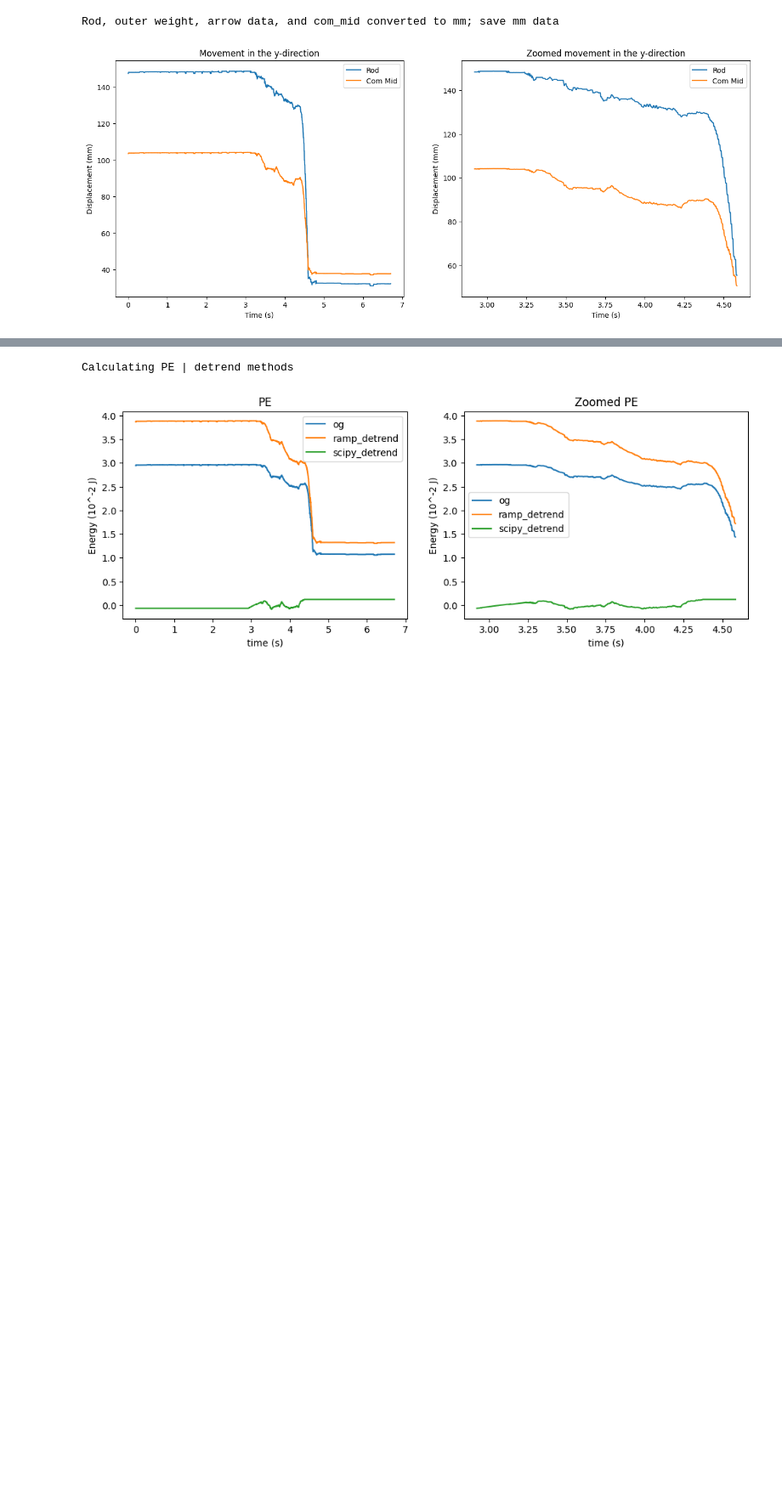
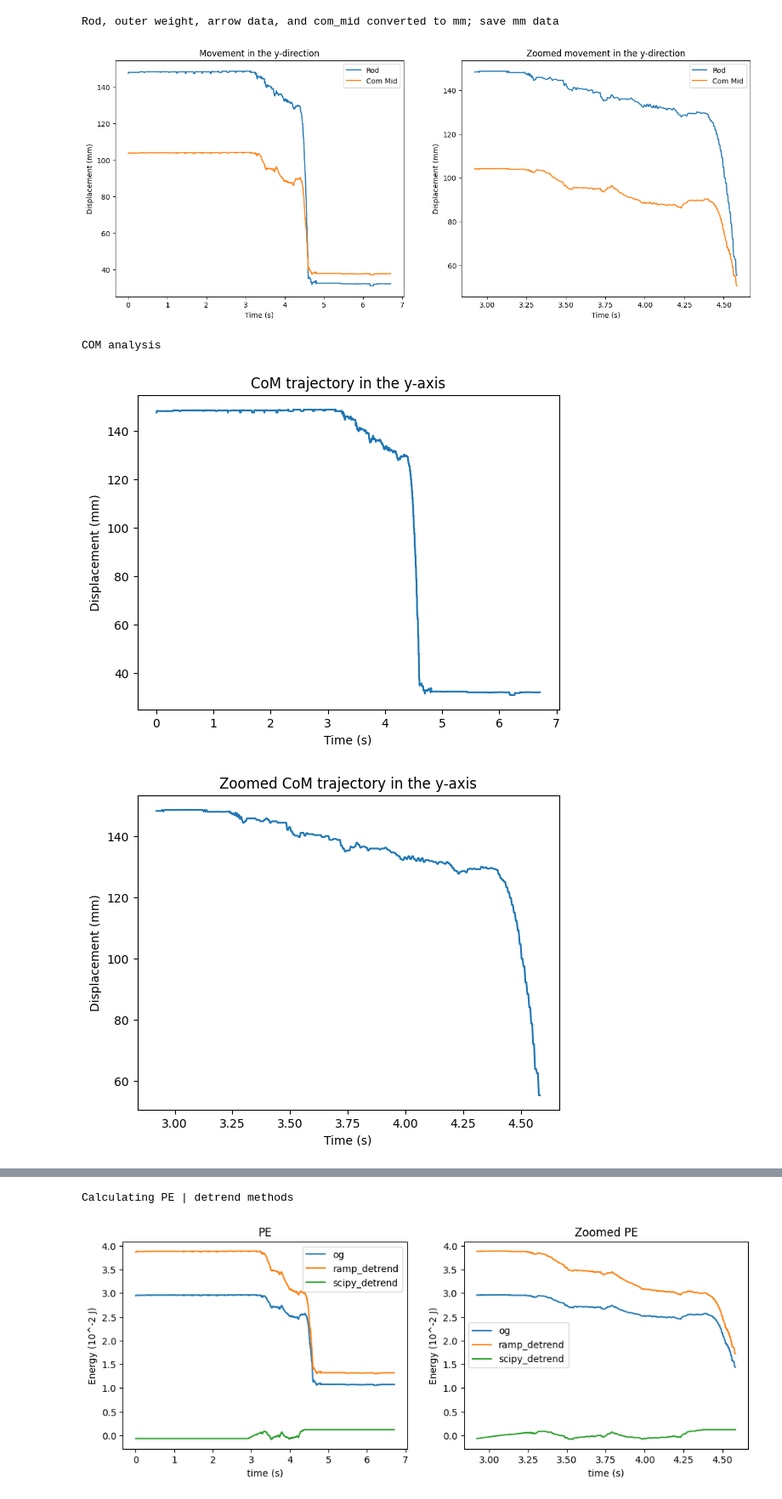
Before and after one commit to pran872/PDW, a Jupyter notebook: analyse_data.ipynb, the cells around one changed output, grey strips where cells are left out. Shown: that part at 85% size. Saved outputs shown, nothing was run; the diff lists cells and outputs as text; code cells hidden in the pictures; blank space fills up the shorter version.

Commit message:
[IMP] Added stance angle code and figs

```diff
--- a/analyse_data.ipynb
+++ b/analyse_data.ipynb
@@ -187,14 +186,3 @@ Right end of the mat coords: (1477.92, 129.69)
 Left end of the mat coords: (1347.62, 121.37)
 Length of mat in pixels: 130.56 pixels
 One pixel in mm: 0.2987045832491211 mm
-# %%
-print('Calculate Angle Setter length')
-angle_set_top_X = c_data['angle_set_top_x'].mean().item()
-angle_set_top_Y = c_data['angle_set_top_y'].mean().item()
-angle_set_bot_X = c_data['angle_set_bot_x'].mean().item()
-angle_set_bot_Y = c_data['angle_set_bot_y'].mean().item()
-
-c_data['len_angle_set_pix'] = math.sqrt(((angle_set_top_X-angle_set_bot_X)**2) + ((angle_set_top_Y-angle_set_bot_Y)**2))
-c_data['len_angle_set_mm'] =  c_data['len_angle_set_pix'] * c_data['one_pix_in_mm']
-print(f"Length of angle set in pixels: {round(c_data['len_angle_set_pix'], 2)}")
-print(f"Length of angle set in mm: {round(c_data['len_angle_set_mm'], 2)}")
@@ -230,3 +214,39 @@ for ax in axs:
 plt.show()
 # %% [output]
 [figure]
+# %%
+print("COM analysis")
+fig1, axs = plt.subplots(1, 1)
+axs.plot(c_data['time'], data_mm['rod_y'])
+axs.set_title('CoM trajectory in the y-axis')
+axs.set_xlabel('Time (s)')
+axs.set_ylabel('Displacement (mm)')
+
+fig2, axs = plt.subplots(1, 1)
+axs.plot(c_data['time'][700:1100], data_mm['rod_y'][700:1100])
+axs.set_title('Zoomed CoM trajectory in the y-axis')
+axs.set_xlabel('Time (s)')
+axs.set_ylabel('Displacement (mm)')
+
+fig3, axs = plt.subplots(1, 1)
+axs.plot(c_data['time'], data_mm['com_mid_y'])
+axs.set_title('CoM trajectory in the y-axis')
+axs.set_xlabel('Time (s)')
+axs.set_ylabel('Displacement (mm)')
+
+fig4, axs = plt.subplots(1, 1)
+axs.plot(c_data['time'][700:1100], data_mm['com_mid_y'][700:1100])
+axs.set_title('Zoomed CoM trajectory in the y-axis')
+axs.set_xlabel('Time (s)')
+axs.set_ylabel('Displacement (mm)')
+
+# fig1.savefig('figures/com_rod.png', dpi=300)
+# fig1.savefig('figures/com_rod_zoomed.png', dpi=300)
+# fig1.savefig('figures/com_mid.png', dpi=300)
+# fig1.savefig('figures/com_mid_zoomed.png', dpi=300)
+
+plt.show()
+# %% [output]
+COM analysis
+[figure, added]
+[figure, added]
```
Also changed, not shown: parts of 7 cells of this notebook, 3 other files.
